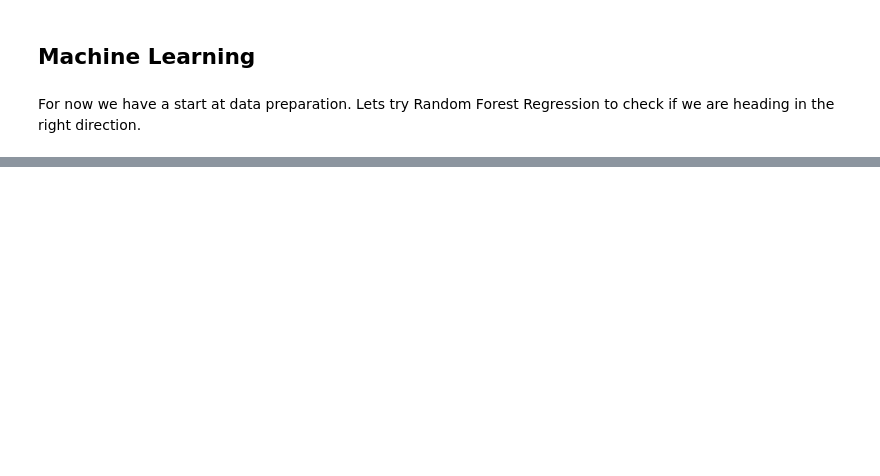
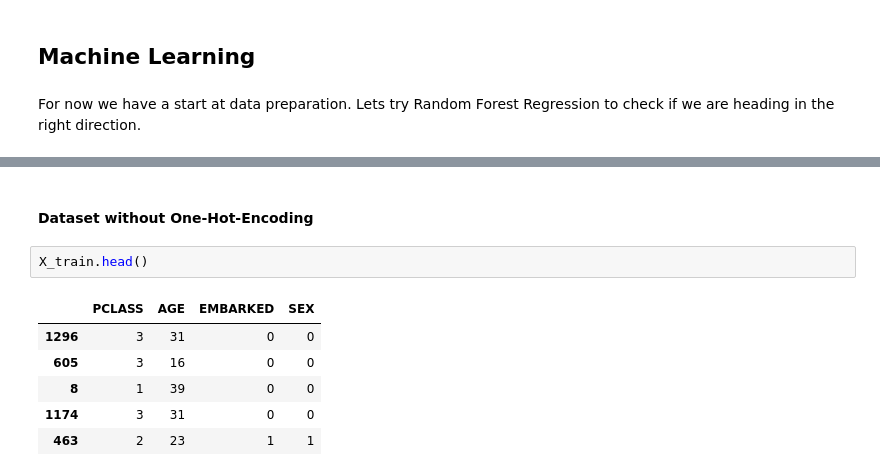
Before and after one commit to EVSZ/AI, a Jupyter notebook: PersonalNotebooks/Titanic/TITANIC Survival of a Disaster.ipynb, the cells around one changed output, grey strips where cells are left out. Drawn from its saved outputs; the diff is of its cells as text; blank space fills up the shorter version.

```diff
--- a/PersonalNotebooks/Titanic/TITANIC Survival of a Disaster.ipynb
+++ b/PersonalNotebooks/Titanic/TITANIC Survival of a Disaster.ipynb
@@ -253,0 +274,11 @@ X_train.shape, Y_train.shape, X_test.shape
+# %% [markdown]
+#### Dataset without One-Hot-Encoding
+# %%
+X_train.head()
+# %% [output]
+|  | PCLASS | AGE | EMBARKED | SEX |
+| 1296 | 3 | 31 | 0 | 0 |
+| 605 | 3 | 16 | 0 | 0 |
+| 8 | 1 | 39 | 0 | 0 |
+| 1174 | 3 | 31 | 0 | 0 |
+| 463 | 2 | 23 | 1 | 1 |
```
Also changed, not shown: parts of 44 cells of this notebook, 1 other file.
